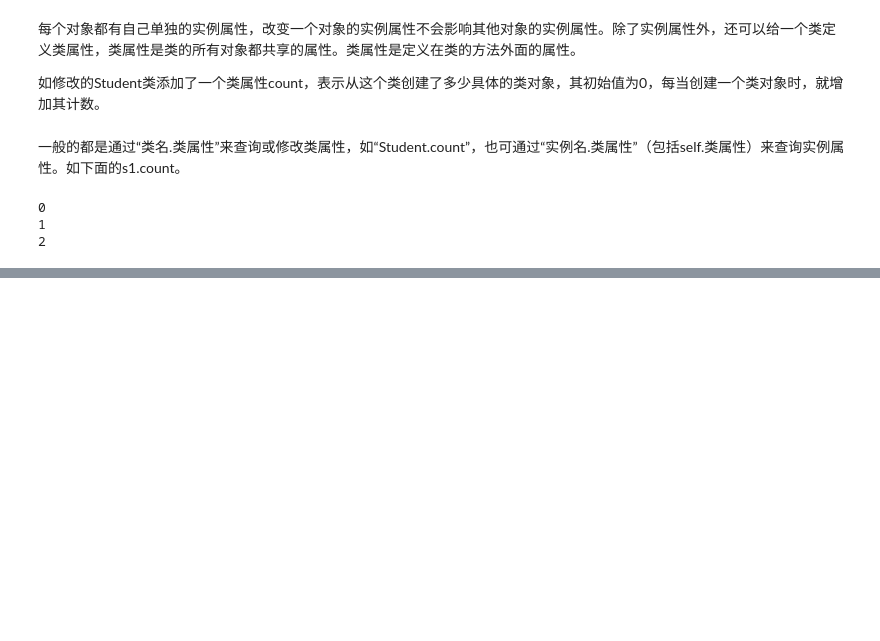
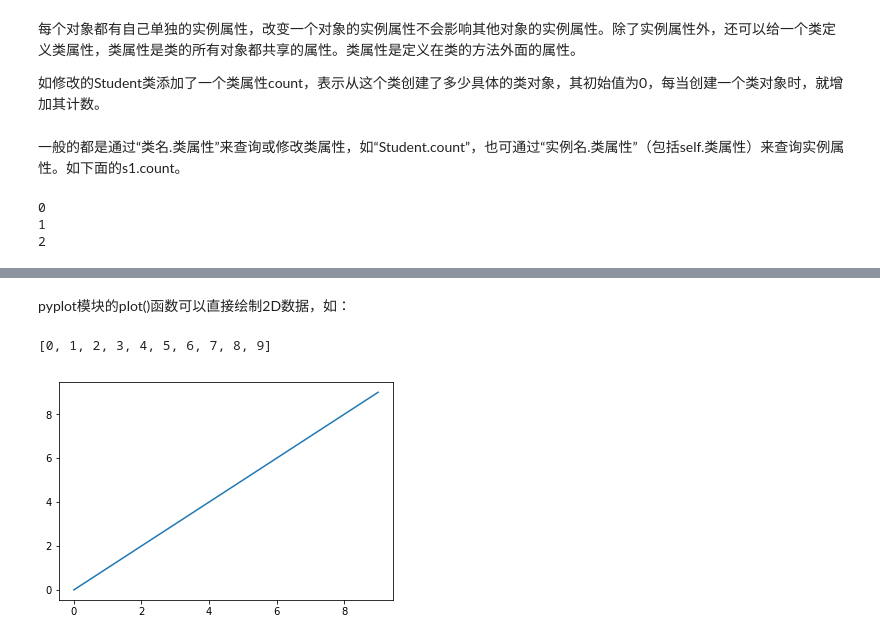
Before and after one commit to hwdong-net/python, a Jupyter notebook: 1.4 Python.ipynb, the cells around one changed output, grey strips where cells are left out. Drawn from its saved outputs; the diff is of its cells as text; code cells hidden in the pictures; blank space fills up the shorter version.

```diff
--- a/1.4 Python.ipynb
+++ b/1.4 Python.ipynb
@@ -828,0 +842,10 @@ print(Student.count)
+# %% [markdown]
+pyplot模块的plot()函数可以直接绘制2D数据，如：
+# %%
+y = [i for i in range(10)]
+print(y)
+plt.plot(y)           #  绘制y作为纵轴坐标点构成的图形
+plt.show()            #  调用plt.show()显示图形
+# %% [output]
+[0, 1, 2, 3, 4, 5, 6, 7, 8, 9]
+[figure, added]
```
Also changed, not shown: parts of 23 cells of this notebook.
